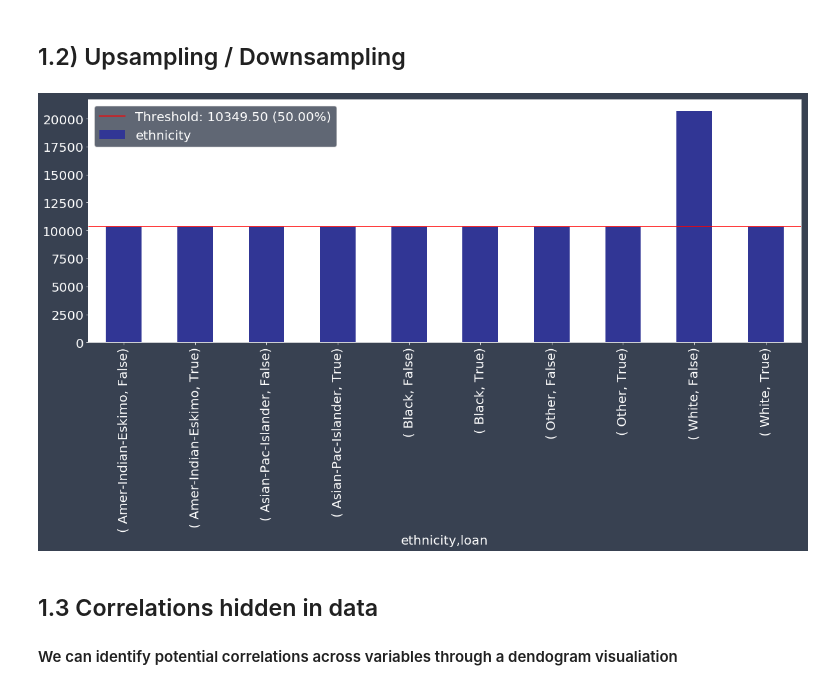
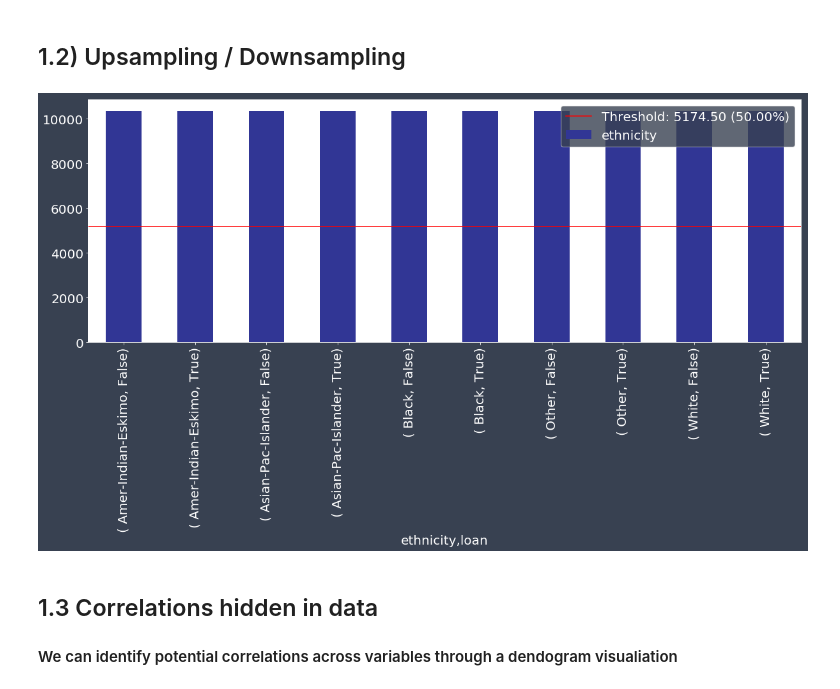
Before and after one commit to EthicalML/explainability-and-bias, a Jupyter notebook: Bias Evaluation & Explainability.ipynb, the cells around one changed output. Drawn from its saved outputs; the diff is of its cells as text; code cells hidden in the pictures.

```diff
--- a/Bias Evaluation & Explainability.ipynb
+++ b/Bias Evaluation & Explainability.ipynb
@@ -886,9 +884,9 @@ WARNING:root:No categorical_cols passed so inferred using np.object, np.int8 and
 ## 1.2) Upsampling / Downsampling
 # %%
 im = xai.balance(df_display, "ethnicity", "loan", categorical_cols=["ethnicity", "loan"],
-                upsample=0.5, bins=5)
+                upsample=0.5, downsample=0.5, bins=5)
 # %% [output]
-[figure, old version]
+[figure, new version]
 # %% [markdown]
 ## 1.3 Correlations hidden in data
 #### We can identify potential correlations across variables through a dendogram visualiation
```
Also changed, not shown: parts of 26 cells of this notebook.
